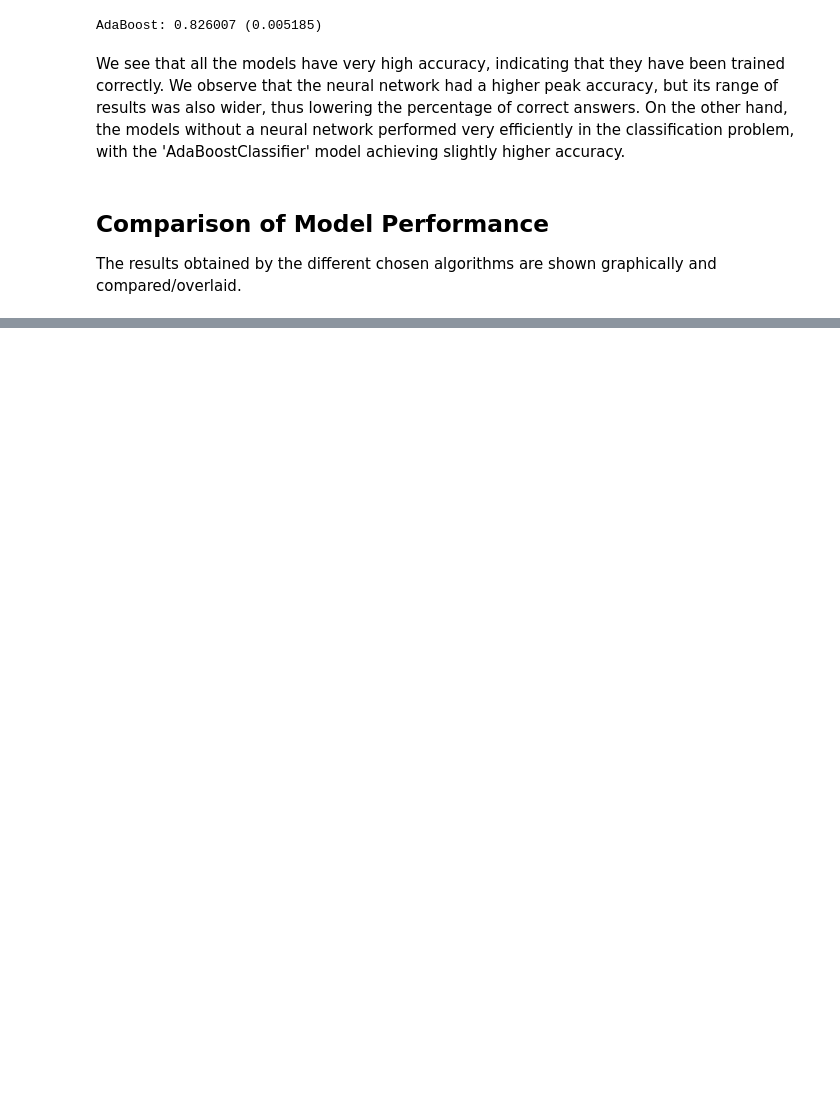
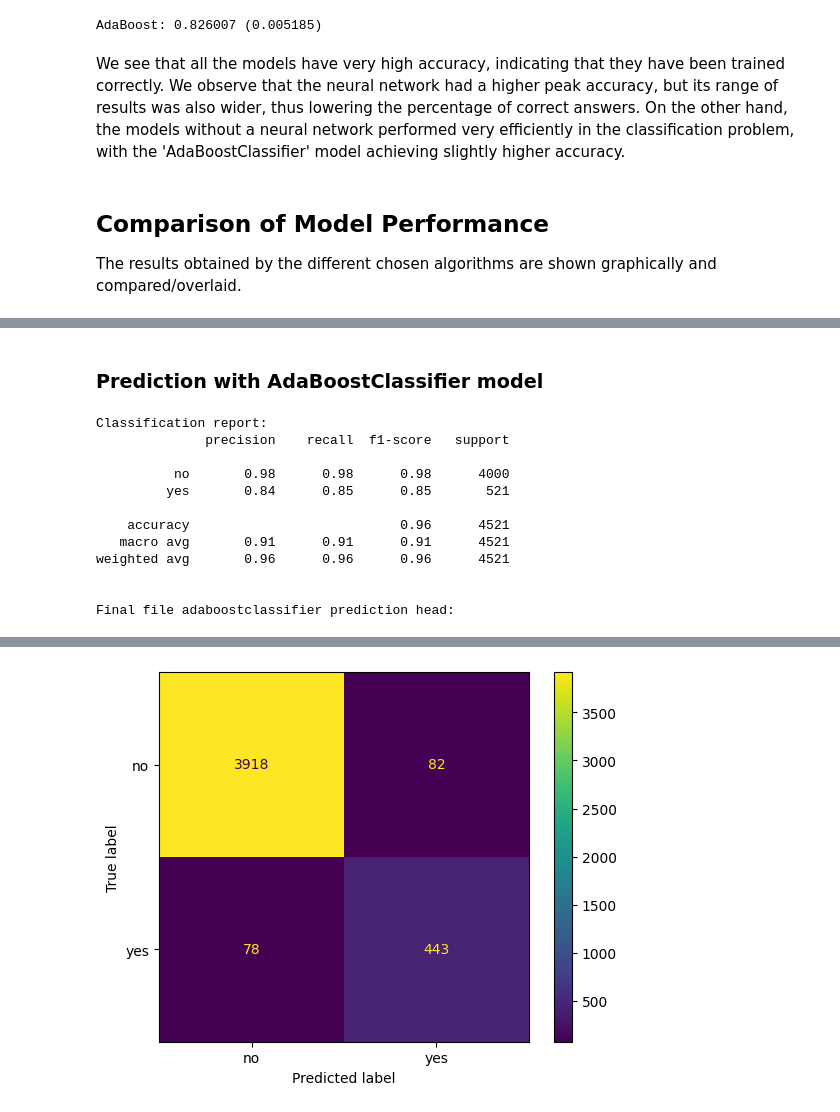
Before and after one commit to Hugord7/Banking-project, a Jupyter notebook: Banking Data Project.ipynb, the cells around one changed output, grey strips where cells are left out. Cells and saved outputs as stored; diff of their text form; code cells hidden in the pictures; blank space fills up the shorter version.

```diff
--- a/Banking Data Project.ipynb
+++ b/Banking Data Project.ipynb
@@ -487,0 +547,79 @@ plt.show()
+# %% [markdown]
+### Prediction with AdaBoostClassifier model
+# %%
+# True labels (what really happened)
+y_true_model_2 = people["y"]           # 'yes' / 'no'
+
+# Build people_model_2 with same preprocessing as training
+people_model_2 = people.copy()
+
+replacements = {
+    'job': {
+        'admin.': 0, 'unknown': 1, 'unemployed': 2, 'management': 3,
+        'housemaid': 4, 'entrepreneur': 5, 'student': 6,
+        'blue-collar.': 7, 'blue-collar': 7, 'self-employed': 8,
+        'retired': 9, 'technician': 10, 'services': 11
+    },
+    'marital': {
+        'married.': 0, 'married': 0, 'divorced': 1, 'single': 2
+    },
+    'education': {
+        'unknown.': 0, 'unknown': 0, 'secondary': 1,
+        'primary': 2, 'tertiary': 3
+    },
+    'default': {'no': 0, 'yes': 1},
+    'loan': {'no': 0, 'yes': 1},
+    'housing': {'no': 0, 'yes': 1},
+    'month': {
+        'jan': 1, 'feb': 2, 'mar': 3, 'apr': 4, 'may': 5, 'jun': 6,
+        'jul': 7, 'aug': 8, 'sep': 9, 'oct': 10, 'nov': 11, 'dec': 12
+    }
+}
+
+cols_to_drop = ['contact', 'duration', 'campaign', 'pdays',
+                'previous', 'poutcome', 'y']
+
+people_model_2 = people_model_2.replace(replacements)
+people_model_2 = people_model_2.drop(columns=cols_to_drop)
+
+# Predict with adaboostclassifier algorithm
+y_pred_model_2 = model_2.predict(people_model_2)          # 'yes' / 'no'
+probs_model_2 = model_2.predict_proba(people_model_2)     # probabilities of each case
+proba_yes_model_2 = probs_model_2[:, 1]
+
+# Evaluation: confusion matrix + report
+cm = confusion_matrix(y_true_model_2, y_pred_model_2, labels=["no", "yes"])
+disp = ConfusionMatrixDisplay(confusion_matrix=cm, display_labels=["no", "yes"])
+plt.show()
+disp.plot()
+
+print("\nClassification report:")
+print(classification_report(y_true_model_2, y_pred_model_2, labels=["no", "yes"], target_names=["no", "yes"]))
+
+# Save this dataset with predictions
+df_model_2_with_pred = people.copy()
+df_model_2_with_pred["proba_yes"] = proba_yes_model_2 = probs_model_2[:, 1]
+
+df_model_2_with_pred["pred"] = y_pred_model_2
+
+print("\nFinal file adaboostclassifier prediction head:")
+df_model_2_with_pred.head(10)
+
+# # Save predictions to CSV
+df_model_2_with_pred.to_csv(
+    r"C:\Users\hugor\Desktop\H\Proyectos\Banca\predictions_adaboostclassifier.csv",
+    index=False
+)
+# %% [output]
+Classification report:
+              precision    recall  f1-score   support
+
+          no       0.98      0.98      0.98      4000
+         yes       0.84      0.85      0.85       521
+
+    accuracy                           0.96      4521
+   macro avg       0.91      0.91      0.91      4521
+weighted avg       0.96      0.96      0.96      4521
+
+
+Final file adaboostclassifier prediction head:
@@ -487,0 +637 @@ plt.show()
+[figure, added]
```
Also changed, not shown: parts of 22 cells of this notebook.
